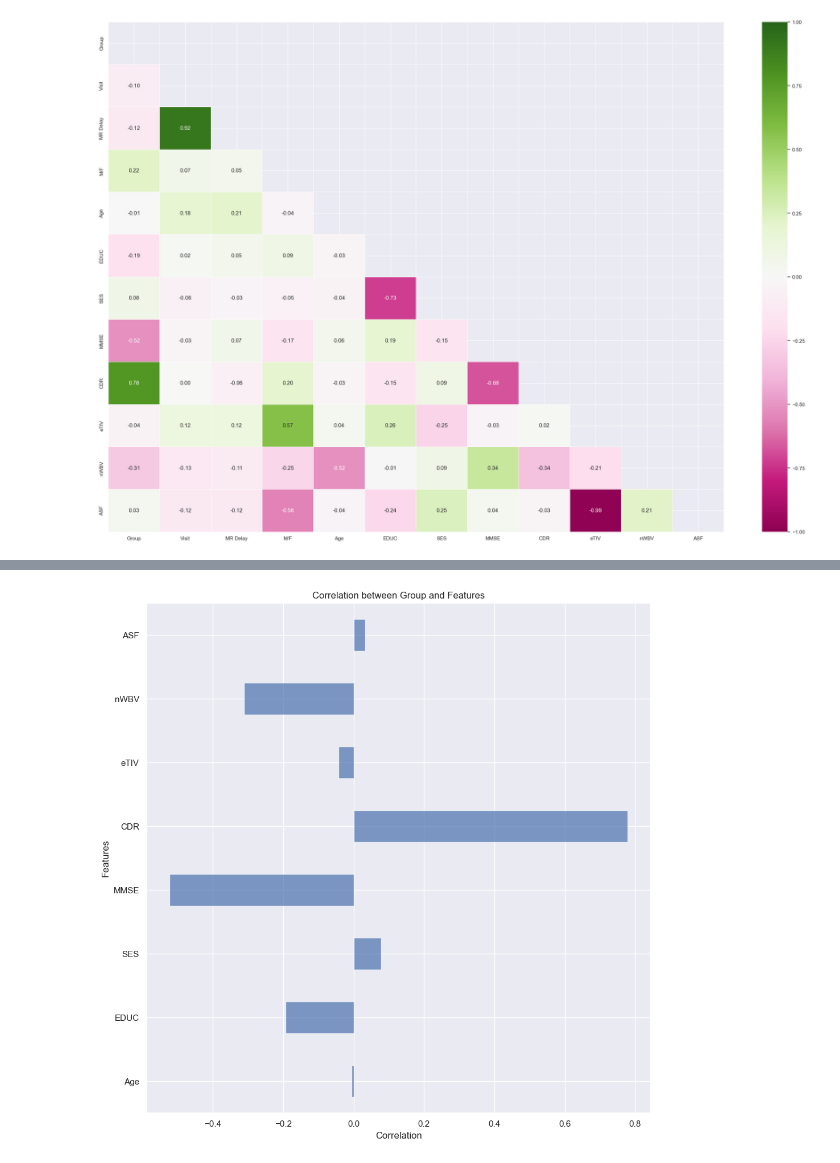
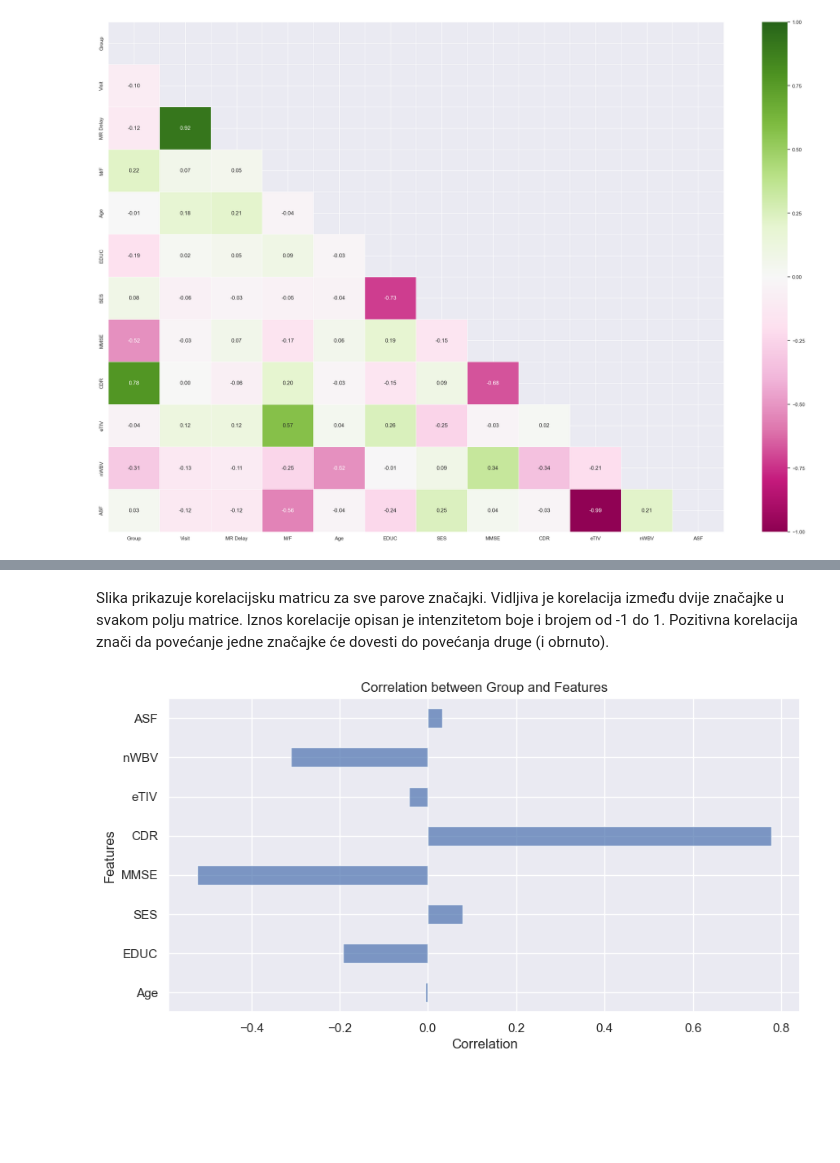
Before and after one commit to stanarlea/alzheimer, a Jupyter notebook: MRI and Alzheimers.ipynb, the cells around one changed output, grey strips where cells are left out. Saved outputs shown, nothing was run; the diff lists cells and outputs as text; code cells hidden in the pictures; blank space fills up the shorter version.

```diff
--- a/MRI and Alzheimers.ipynb
+++ b/MRI and Alzheimers.ipynb
@@ -258,8 +282,3 @@ sns.heatmap(df_corr.corr(), mask=mask, annot=True, fmt=".2f", cmap="PiYG", linew
 plt.show()
 # %% [output]
 [figure]
-# %%
-sns.set(rc={'figure.figsize':(10,8)})
-mask = np.triu(np.ones((7, 7)))
-sns.heatmap(df.iloc[:, 6:].corr(), mask=mask, annot=True, fmt=".2f", cmap="PiYG", linewidths=.5, vmin=-1.0, vmax=1.0)
-plt.show()
@@ -268,12 +285,14 @@ plt.show()
+# %% [markdown]
+Slika prikazuje korelacijsku matricu za sve parove značajki.
+Vidljiva je korelacija između dvije značajke u svakom polju matrice. Iznos korelacije opisan je intenzitetom boje i brojem od -1 do 1. Pozitivna korelacija znači da povećanje jedne značajke će dovesti do povećanja druge (i obrnuto).
 # %%
 correlations = df.iloc[:, 5:].corrwith(df['Group']).transpose()
 
-plt.figure(figsize=(10, 10))
+plt.figure(figsize=(10, 5))
 correlations.plot(kind='barh', color='b', alpha=0.7)
 plt.xlabel('Correlation')
 plt.ylabel('Features')
 plt.title('Correlation between Group and Features')
-plt.tight_layout()
 plt.show()
 # %% [output]
-[figure, old version]
+[figure, new version]
```
Also changed, not shown: parts of 21 cells of this notebook.
